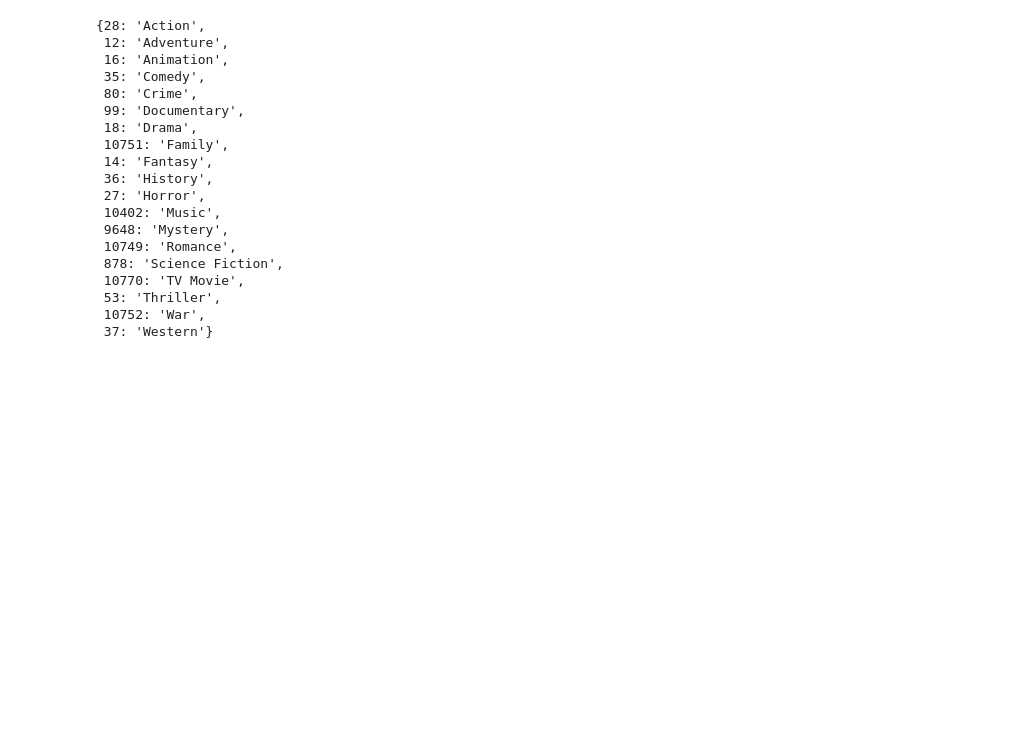
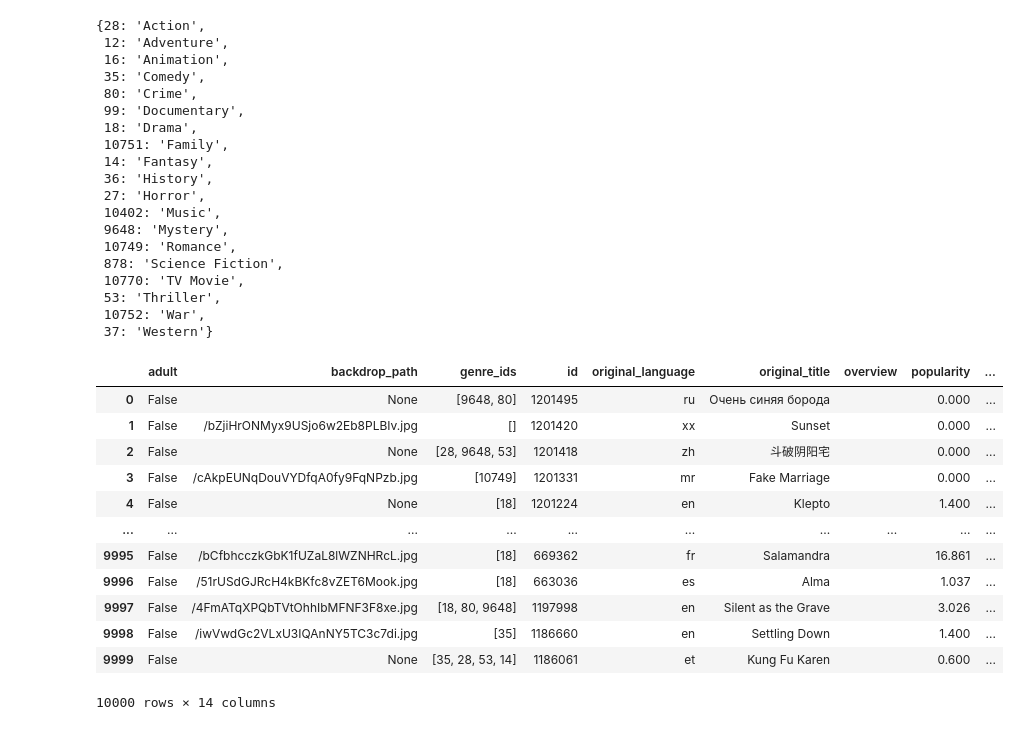
Before and after one commit to Morgan-DCL/project_2, a Jupyter notebook: api_tmdb.ipynb, the cells around one changed output. Saved outputs shown, nothing was run; the diff lists cells and outputs as text; code cells hidden in the pictures; blank space fills up the shorter version.

```diff
--- a/api_tmdb.ipynb
+++ b/api_tmdb.ipynb
@@ -163,4 +95,47 @@ new_dic
  53: 'Thriller',
  10752: 'War',
  37: 'Western'}
+# %%
+from datetime import datetime
+date = datetime.strftime(datetime.now(), '%Y-%m-%d')
+base_url = "https://api.themoviedb.org/3/discover/movie"
+
+params = {
+    "api_key": api_key,
+    'include_adult': False,
+    "language": "fr",
+    "sort_by": "primary_release_date.desc",
+    "primary_release_date.gte" : "2023-05-01",
+    "primary_release_date.lte" : date,
+    "page": 1
+}
+all_movies_df = pd.DataFrame()
+
+# plutot que de faire par page, donné uniquement une date
+# tmdb_id_ = []
+for page in range(1, 501):
+    # tmdb_id = {}
+    params['page'] = page
+    response = requests.get(base_url, params=params)
+    data = response.json()
+    page_df = pd.DataFrame(data['results'])
+    all_movies_df = pd.concat([all_movies_df, page_df], ignore_index=True)
+# tmdb_id_
+# tmdb_id
+# 1183514
+all_movies_df
+# %% [output]
+|  | adult | backdrop_path | genre_ids | id | original_language | original_title | overview | popularity | ... |
+| 0 | False | None | [9648, 80] | 1201495 | ru | Очень синяя борода |  | 0.000 | ... |
+| 1 | False | /bZjiHrONMyx9USjo6w2Eb8PLBIv.jpg | [] | 1201420 | xx | Sunset |  | 0.000 | ... |
+| 2 | False | None | [28, 9648, 53] | 1201418 | zh | 斗破阴阳宅 |  | 0.000 | ... |
+| 3 | False | /cAkpEUNqDouVYDfqA0fy9FqNPzb.jpg | [10749] | 1201331 | mr | Fake Marriage |  | 0.000 | ... |
+| 4 | False | None | [18] | 1201224 | en | Klepto |  | 1.400 | ... |
+| ... | ... | ... | ... | ... | ... | ... | ... | ... | ... |
+| 9995 | False | /bCfbhcczkGbK1fUZaL8lWZNHRcL.jpg | [18] | 669362 | fr | Salamandra |  | 16.861 | ... |
+| 9996 | False | /51rUSdGJRcH4kBKfc8vZET6Mook.jpg | [18] | 663036 | es | Alma |  | 1.037 | ... |
+| 9997 | False | /4FmATqXPQbTVtOhhIbMFNF3F8xe.jpg | [18, 80, 9648] | 1197998 | en | Silent as the Grave |  | 3.026 | ... |
+| 9998 | False | /iwVwdGc2VLxU3IQAnNY5TC3c7di.jpg | [35] | 1186660 | en | Settling Down |  | 1.400 | ... |
+| 9999 | False | None | [35, 28, 53, 14] | 1186061 | et | Kung Fu Karen |  | 0.600 | ... |
+10000 rows × 14 columns
 # %%
```
Also changed, not shown: parts of 12 cells of this notebook, 1 other file.
